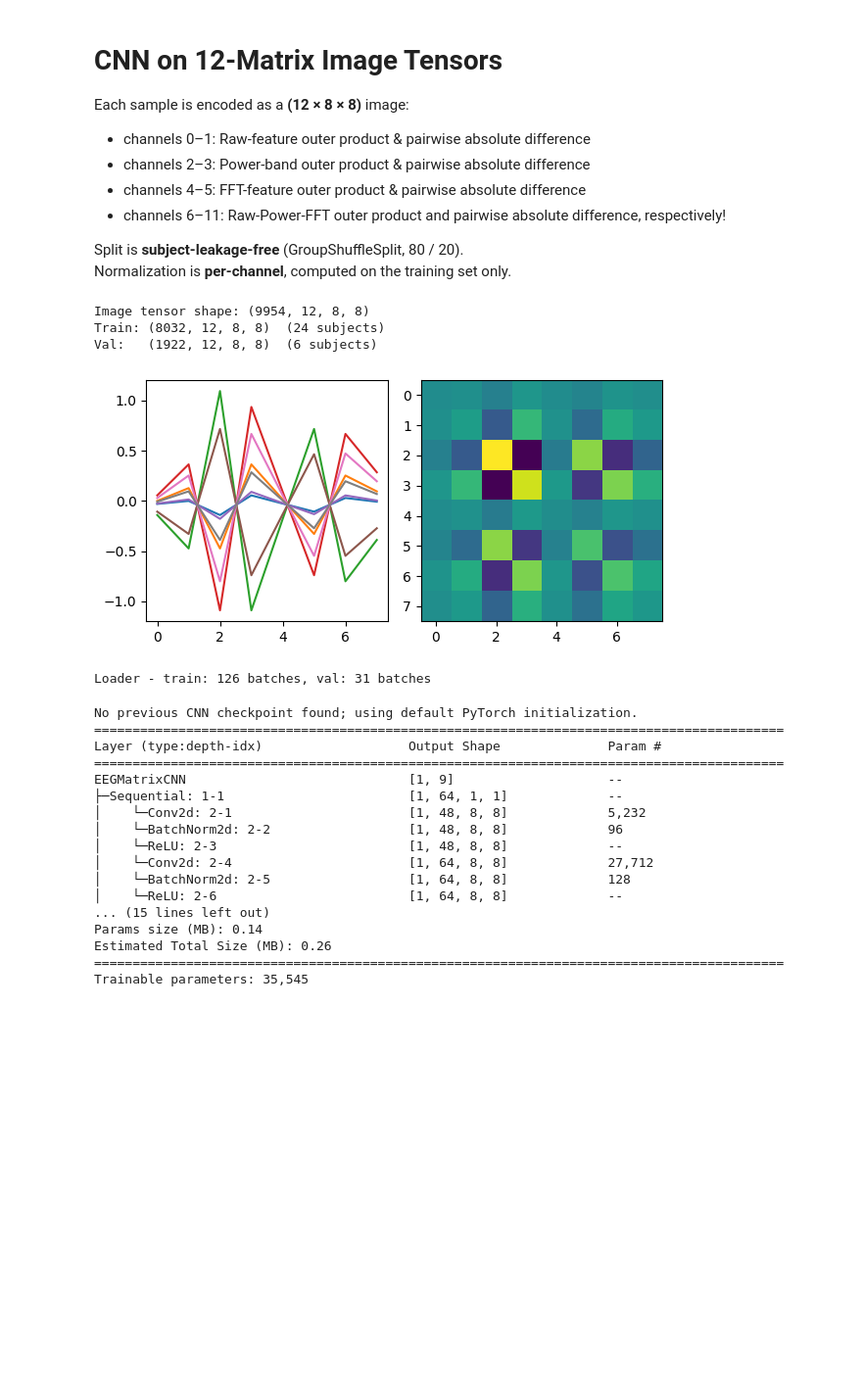
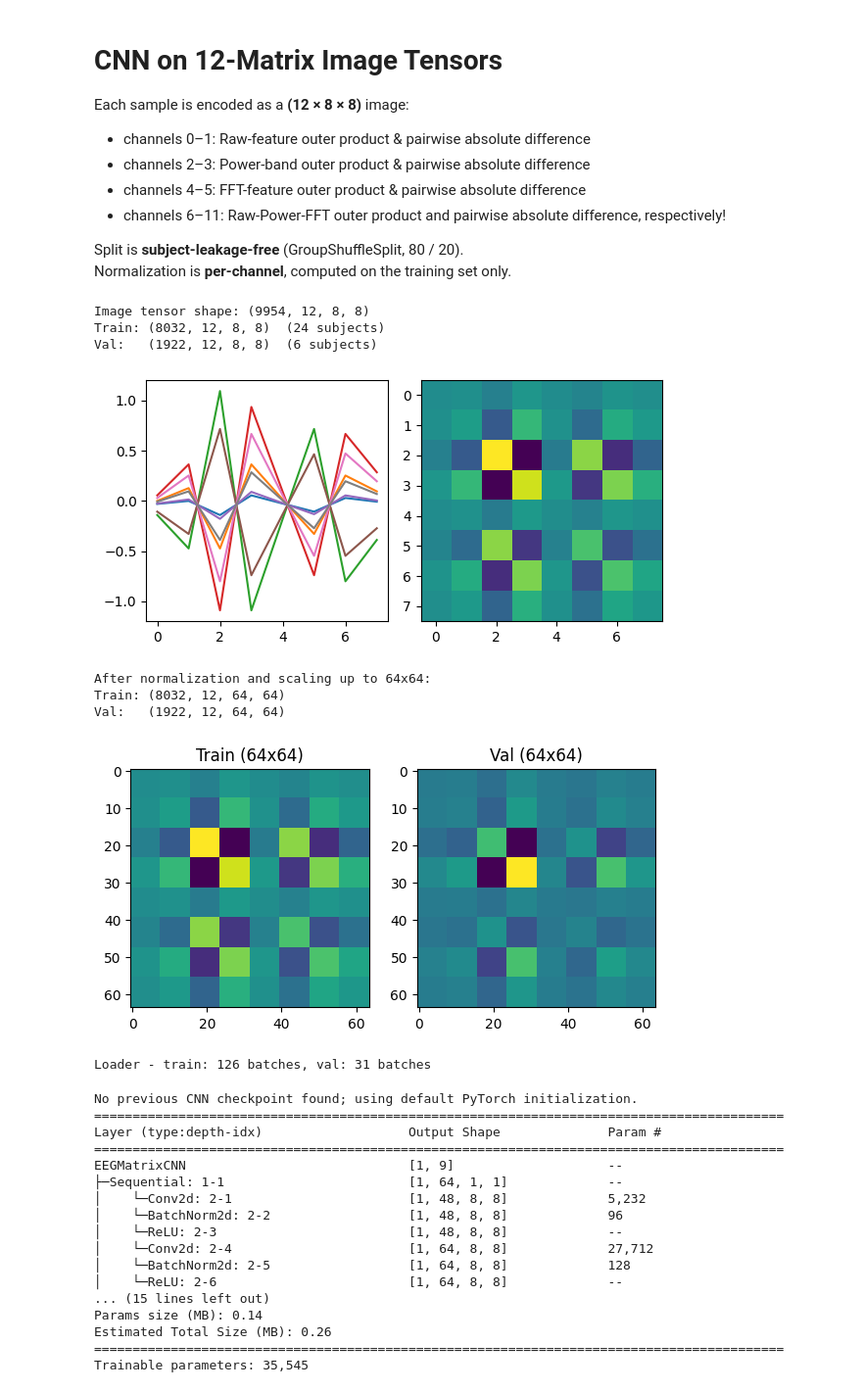
Before and after one commit to parhamkebria/EEG, a Jupyter notebook: EEG_Power_MLP.ipynb, the cells around one changed output. Shown at 98% size. Saved outputs shown, nothing was run; the diff lists cells and outputs as text; code cells hidden in the pictures; blank space fills up the shorter version.

Commit message:
scaling up to 64x64

```diff
--- a/EEG_Power_MLP.ipynb
+++ b/EEG_Power_MLP.ipynb
@@ -1676,6 +1676,23 @@ axs[1].imshow(X_tr_img[0, 0])
 plt.tight_layout()
 plt.show()
 
+X_tr_img = np.repeat(np.repeat(X_tr_img, 8, axis=2), 8, axis=3)
+X_va_img = np.repeat(np.repeat(X_va_img, 8, axis=2), 8, axis=3)
+
+print("After normalization and scaling up to 64x64:")
+print(f"Train: {X_tr_img.shape}")
+print(f"Val:   {X_va_img.shape}")
+
+# sample viualization of upscaling effect
+
+fig, axs = plt.subplots(1, 2, figsize=(6, 3))
+axs[0].imshow(X_tr_img[0, 0])
+axs[0].set_title('Train (64x64)')
+axs[1].imshow(X_va_img[0, 0])
+axs[1].set_title('Val (64x64)')
+plt.tight_layout()
+plt.show()
+
 # -- 4. Dataset + DataLoaders --
 class EEGMatrixDataset(Dataset):
     def __init__(self, X, y):
@@ -1684,37 +1701,41 @@ class EEGMatrixDataset(Dataset):
 
     def __len__(self):
         return len(self.y)
 
     def __getitem__(self, idx):
         return self.X[idx], self.y[idx]
 
 batch_size_cnn = 64
 train_loader_cnn = DataLoader(
     EEGMatrixDataset(X_tr_img, y_tr_img),
     batch_size=batch_size_cnn,
     shuffle=True,
     drop_last=False,
- )
+)
 val_loader_cnn = DataLoader(
     EEGMatrixDataset(X_va_img, y_va_img),
     batch_size=batch_size_cnn,
     shuffle=False,
     drop_last=False,
- )
+)
 
 # -- 5. Class weights (inverse frequency on training split) --
 num_classes = len(np.unique(y_img))
 counts_cnn = np.bincount(y_tr_img, minlength=num_classes).astype(float)
 cw_cnn = torch.tensor(1.0 / np.maximum(counts_cnn, 1), dtype=torch.float32)
 cw_cnn = (cw_cnn / cw_cnn.sum() * num_classes).to(device)
 
-print(f"\nLoader - train: {len(train_loader_cnn)} batches, val: {len(val_loader_cnn)} batches")
+print(f"Loader - train: {len(train_loader_cnn)} batches, val: {len(val_loader_cnn)} batches")
 # %% [output]
 Image tensor shape: (9954, 12, 8, 8)
 Train: (8032, 12, 8, 8)  (24 subjects)
 Val:   (1922, 12, 8, 8)  (6 subjects)
 [figure]
-Loader - train: 126 batches, val: 31 batches
+After normalization and scaling up to 64x64:
+Train: (8032, 12, 64, 64)
+Val:   (1922, 12, 64, 64)
+[figure, added]
+Loader - train: 126 batches, val: 31 batches
 # %%
 # -- CNN model: (B, 12, 8, 8) -> num_classes --------------------------------
 class EEGMatrixCNN(nn.Module):
```
